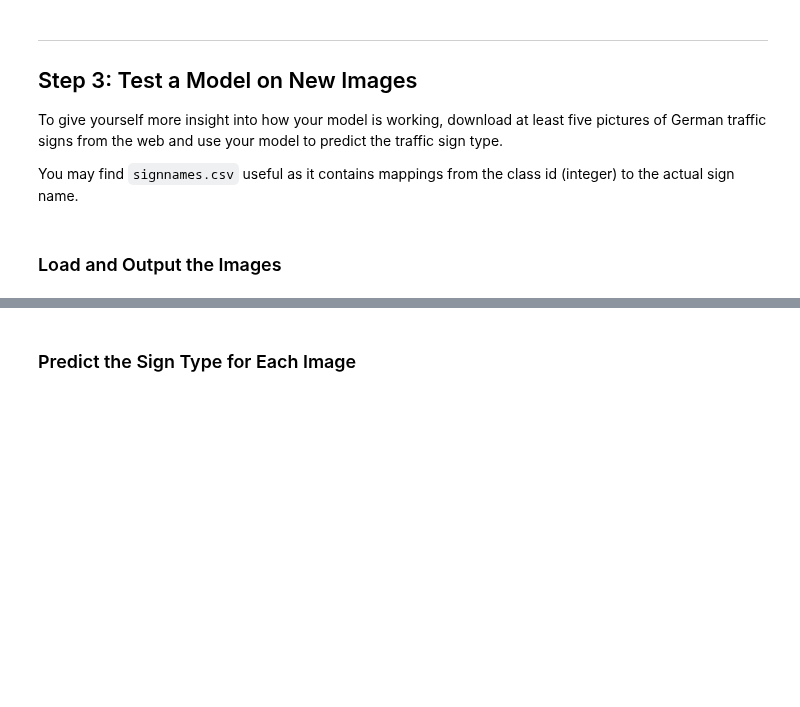
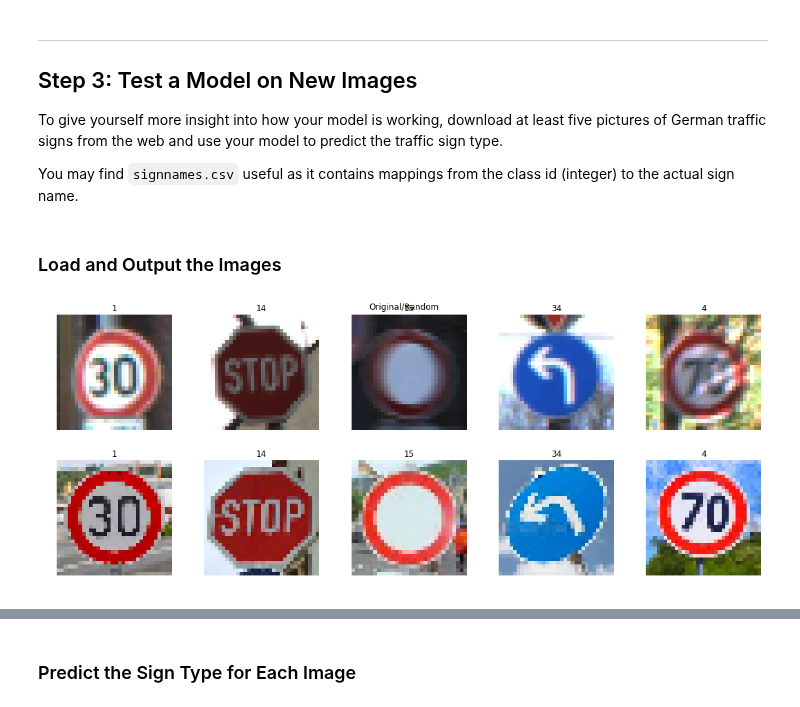
Before and after one commit to volkodava/CarND-Traffic-Sign-Classifier-Project, a Jupyter notebook: Traffic_Sign_Classifier.ipynb, the cells around one changed output, grey strips where cells are left out. Saved outputs shown, nothing was run; the diff lists cells and outputs as text; code cells hidden in the pictures; blank space fills up the shorter version.

```diff
--- a/Traffic_Sign_Classifier.ipynb
+++ b/Traffic_Sign_Classifier.ipynb
@@ -879,18 +996,20 @@ new_classes = np.array(new_classes)
 
 assert new_features.shape[1:] == X_train.shape[1:]
 # %%
-original_features = []
-original_classes = []
+new_features_to_plot = []
+new_classes_to_plot = []
 for idx, class_id in enumerate(new_classes):
     class_indexes = np.where(y_test == class_id)[0]
-    original_features.append(X_test[class_indexes][0].squeeze())
-    original_classes.append(class_id)
+    new_features_to_plot.append(X_test[class_indexes][0].squeeze())
+    new_classes_to_plot.append(class_id)
 
-original_features = np.array(original_features)
-original_classes = np.array(original_classes)
+new_features_to_plot = np.array(new_features_to_plot)
+new_classes_to_plot = np.array(new_classes_to_plot)
 # %%
-plot_two_feature_sets(original_features.astype(np.uint8), original_classes, new_features.astype(np.uint8), new_classes,
-                      title="Original/Random")
+plot_two_feature_sets(new_features_to_plot.astype(np.uint8), new_classes_to_plot, new_features.astype(np.uint8),
+                      new_classes, title="Original/Random")
+# %% [output]
+[figure, added]
 # %%
 new_features_normalized = normalize_images(new_features)
 # %%
```
Also changed, not shown: parts of 41 cells of this notebook, 1 other file.
